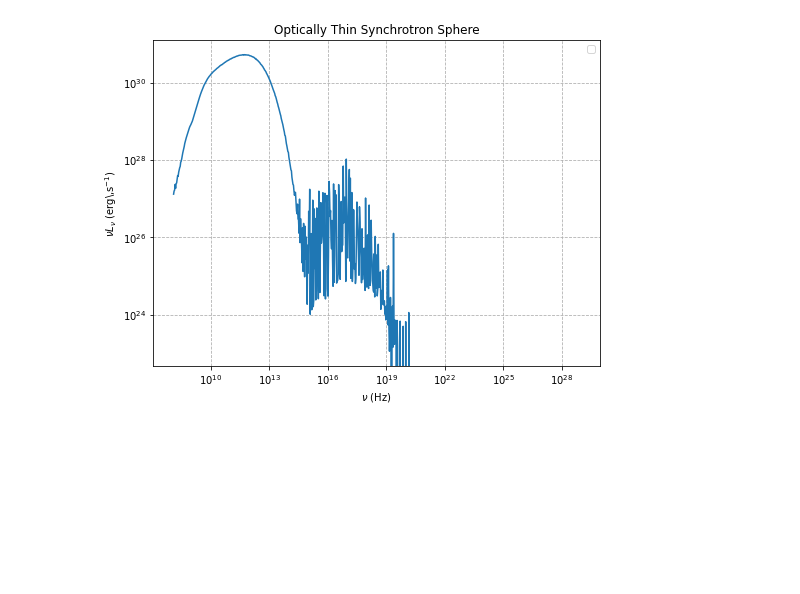
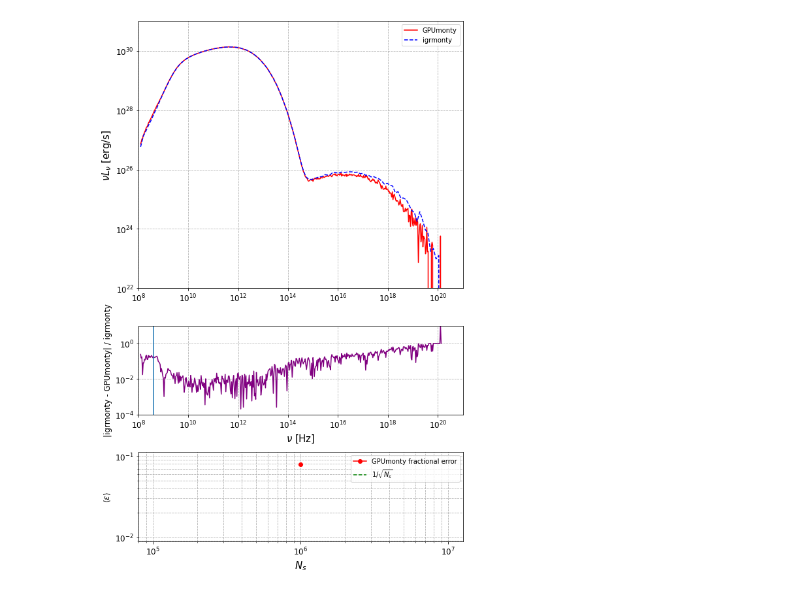
Before and after one commit to black-hole-group/gpumonty, a Jupyter notebook: python/GRMHD_comparison.ipynb, the cells around one changed output. Saved outputs shown, nothing was run; the diff lists cells and outputs as text; code cells hidden in the pictures; blank space fills up the shorter version.

```diff
--- a/python/GRMHD_comparison.ipynb
+++ b/python/GRMHD_comparison.ipynb
@@ -46,4 +46,4 @@ def grmonty(file):
 #identify what folder i am in
 #nu, nuLnu, tauabs = grmonty('/home/pedro/gpumontys/gpumonty_last/gpumonty/output/SPHERE_1e6.spec')
 #nu_gr, nuLnu_gr = grmonty('/home/pedro/gpumontys/gpumonty_sphere/gpumonty/output/SPHERE.spec')
-domega_array = np.array([4.281887e-01, 1.255386e+00, 1.997030e+00, 2.602581e+00, 3.030769e+00, 3.252416e+00])
+domega_array = np.array([1.179853e+00, 2.875295e+00, 3.211087e+00, 2.551775e+00, 1.658978e+00, 1.089384e+00])
@@ -50,19 +83,84 @@ domega_array = np.array([4.281887e-01, 1.255386e+00, 1.997030e+00, 2.602581e+00,
 # %%
 nu, nuLnu, tauabs = grmonty('../output/sane_ben.spec')
 # %%
+import numpy as np
+import matplotlib.pyplot as plt
 
-plt.figure(figsize=(8, 6))
+# --- Top panel: averaged spectrum ---
 nuLnu_avg = (nuLnu * domega_array[:, None] / (4 * np.pi)).sum(0)
+nuLnu_avg_igrmonty = (nuLnu_igr.sum(0) * dOmega_igr / (4 * np.pi)).sum(1)
+nuLnu_avg_igrmonty_bef = (nuLnu_igr_bef.sum(0) * dOmega_igr_bef / (4 * np.pi)).sum(1)
 
-plt.plot(nu, nuLnu_avg, linestyle='-')
+# --- Frequency range for masking (optional, for fractional error calculation) ---
+numin = 1e9
+numax = 1e18
+mask = (nu >= numin) & (nu <= numax)
+nu_masked = nu[mask]
 
-plt.xlabel(r"$\nu$ (Hz)")
-plt.ylabel(r"$\nu L_\nu$ (erg\,s$^{-1}$)")
-plt.title("Optically Thin Synchrotron Sphere")
-plt.xscale("log")
-plt.yscale("log")
-plt.grid(True, which="both", ls="--")
-plt.legend()
+# --- Prepare figure with gridspec ---
+fig = plt.figure(figsize=(8, 12))
+gs = fig.add_gridspec(3, 1, height_ratios=[3, 1, 1])
 
+# --- Panel 1: spectra ---
+ax1 = fig.add_subplot(gs[0, 0])
+ax1.plot(nu, nuLnu_avg, linestyle='-', color='red', label='GPUmonty')
+ax1.plot(nu_igr, nuLnu_avg_igrmonty, linestyle='--', color='blue', label='igrmonty')
+#ax1.plot(nu_igr_bef, nuLnu_avg_igrmonty_bef, linestyle='-', color='purple', label='igrmonty')
+
+ax1.set_xscale('log')
+ax1.set_yscale('log')
+ax1.set_ylabel(r"$\nu L_\nu$ [erg/s]", fontsize=15)
+ax1.set_xlim(1e8, 1e21)
+ax1.set_ylim(1e22, 1e31)
+ax1.grid(True, which="both", ls="--")
+ax1.legend()
+ax1.tick_params(axis='both', which='major', labelsize=12)
+
+# --- Panel 2: relative difference ---
+ax2 = fig.add_subplot(gs[1, 0], sharex=ax1)
+y_igr_interp = np.interp(nu, nu_igr, nuLnu_avg_igrmonty)
+diff = np.abs(nuLnu_avg - y_igr_interp) / y_igr_interp
+ax2.plot(nu, diff, color='purple')
+ax2.axhline(0, color='gray', linestyle='--')
+ax2.set_xscale('log')
+ax2.set_yscale('log')
+ax2.set_xlabel(r"$\nu$ [Hz]", fontsize=15)
+ax2.set_ylabel("|igrmonty - GPUmonty| / igrmonty", fontsize=12)
+ax2.set_ylim(1e-4, 1e1)
+ax2.grid(True, which="both", ls="--")
+ax2.tick_params(axis='both', which='major', labelsize=12)
+ax2.axvline(4e8)
+# --- Panel 3: fractional error vs Ns (example with multiple N_s datasets) ---
+ax3 = fig.add_subplot(gs[2, 0])
+Ns_array = np.array([1e6])
+y_list = [nuLnu]  # your simulation outputs
+epsilon_avg_list = []
+
+for y_sim in y_list:
+    y_simdata = (y_sim * domega_array[:, None] / (4 * np.pi)).sum(0)
+    y_igr_interp = np.interp(nu, nu_igr, nuLnu_avg_igrmonty)
+    y_sim_masked = y_simdata[mask]
+    y_igr_masked = y_igr_interp[mask]
+    frac_error = np.abs(y_sim_masked - y_igr_masked) / y_igr_masked
+    dlnnu = np.log(nu_masked[1:] / nu_masked[:-1])
+    epsilon_avg = np.sum(frac_error[1:] * dlnnu) / np.log(numax/numin)
+    epsilon_avg_list.append(epsilon_avg)
+
+epsilon_avg_list = np.array(epsilon_avg_list)
+
+# Plot fractional error vs Ns
+ax3.plot(Ns_array, epsilon_avg_list, 'o-', color='red', label='GPUmonty fractional error')
+ax3.plot(Ns_array, epsilon_avg_list[0]*(Ns_array[0]/Ns_array)**0.5, '--', color='green', label=r'1/$\sqrt{N_s}$')
+
+ax3.set_xscale('log')
+ax3.set_yscale('log')
+ax3.set_xlabel(r"$N_s$", fontsize=15)
+ax3.set_ylabel(r"$\langle \epsilon \rangle$", fontsize=12)
+ax3.grid(True, which="both", ls="--")
+ax3.legend()
+ax3.tick_params(axis='both', which='major', labelsize=12)
+
+plt.tight_layout()
+#plt.savefig("spectra_comparison_full.png", dpi=300)
 plt.show()
 # %% [output]
@@ -70 +167 @@ No artists with labels found to put in legend.  Note that artists whose label st
-[figure, old version]
+[figure, new version]
```
Also changed, not shown: parts of 6 cells of this notebook, 9 other files.
